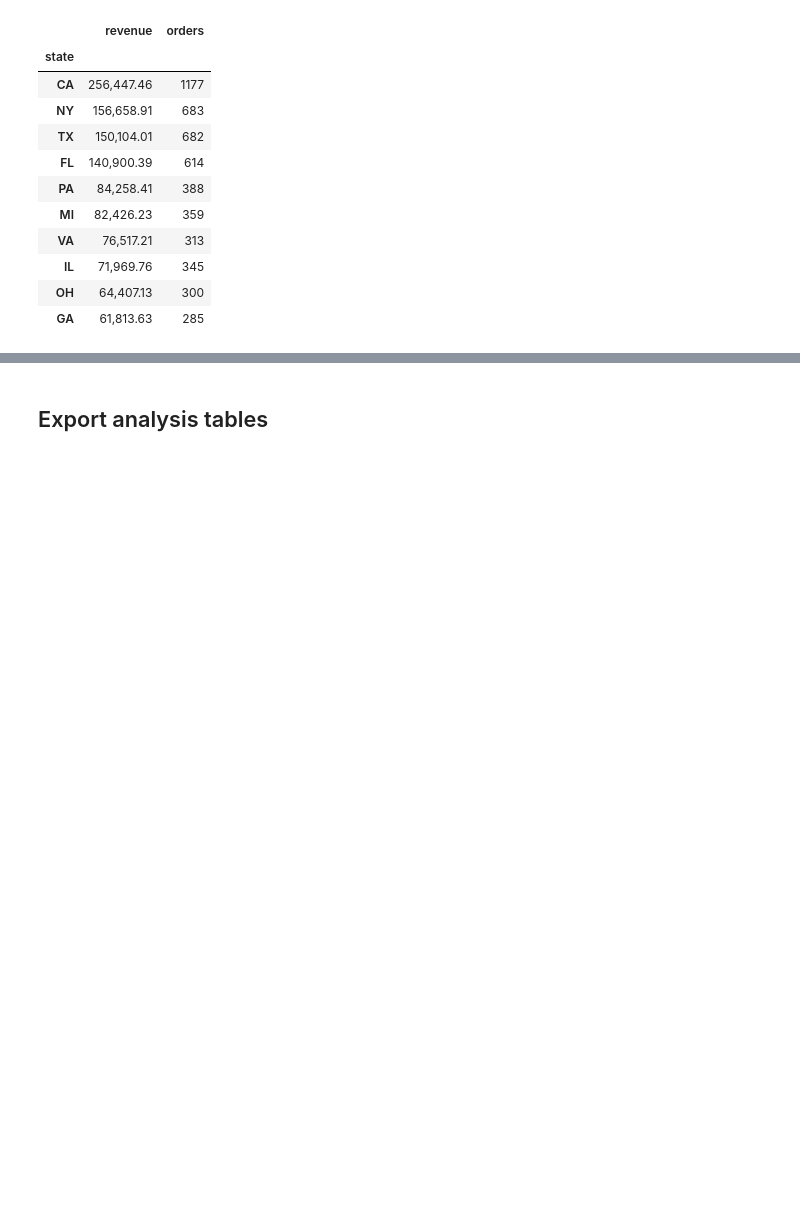
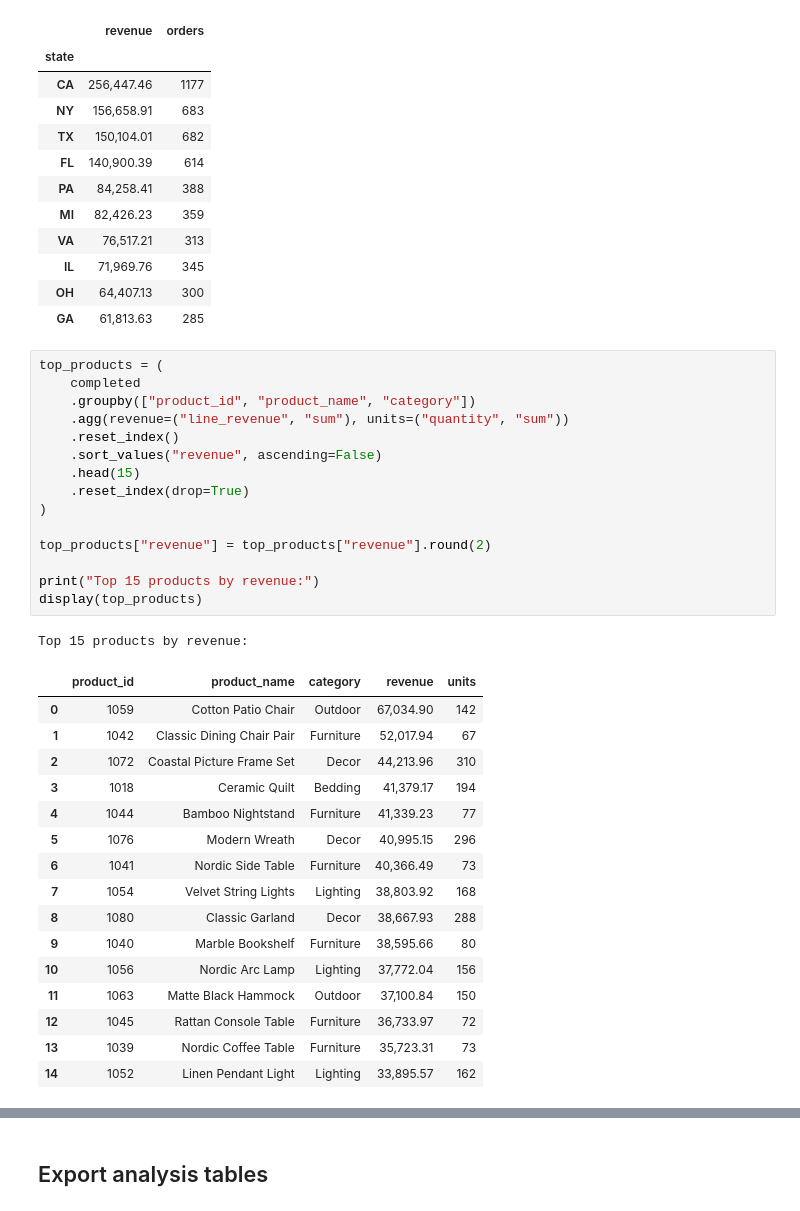
Before and after one commit to VINAY07010/Wayfair-E-commerce-Sales-Analysis, a Jupyter notebook: Notebooks/Sales_Analysis.ipynb, the cells around one changed output, grey strips where cells are left out. Cells and saved outputs as stored; diff of their text form; blank space fills up the shorter version.

```diff
--- a/Notebooks/Sales_Analysis.ipynb
+++ b/Notebooks/Sales_Analysis.ipynb
@@ -1131,3 +1263,36 @@ Top 10 states by revenue:
 | IL | 71,969.76 | 345 |
 | OH | 64,407.13 | 300 |
 | GA | 61,813.63 | 285 |
+# %%
+top_products = (
+    completed
+    .groupby(["product_id", "product_name", "category"])
+    .agg(revenue=("line_revenue", "sum"), units=("quantity", "sum"))
+    .reset_index()
+    .sort_values("revenue", ascending=False)
+    .head(15)
+    .reset_index(drop=True)
+)
+
+top_products["revenue"] = top_products["revenue"].round(2)
+
+print("Top 15 products by revenue:")
+display(top_products)
+# %% [output]
+Top 15 products by revenue:
+|  | product_id | product_name | category | revenue | units |
+| 0 | 1059 | Cotton Patio Chair | Outdoor | 67,034.90 | 142 |
+| 1 | 1042 | Classic Dining Chair Pair | Furniture | 52,017.94 | 67 |
+| 2 | 1072 | Coastal Picture Frame Set | Decor | 44,213.96 | 310 |
+| 3 | 1018 | Ceramic Quilt | Bedding | 41,379.17 | 194 |
+| 4 | 1044 | Bamboo Nightstand | Furniture | 41,339.23 | 77 |
+| 5 | 1076 | Modern Wreath | Decor | 40,995.15 | 296 |
+| 6 | 1041 | Nordic Side Table | Furniture | 40,366.49 | 73 |
+| 7 | 1054 | Velvet String Lights | Lighting | 38,803.92 | 168 |
+| 8 | 1080 | Classic Garland | Decor | 38,667.93 | 288 |
+| 9 | 1040 | Marble Bookshelf | Furniture | 38,595.66 | 80 |
+| 10 | 1056 | Nordic Arc Lamp | Lighting | 37,772.04 | 156 |
+| 11 | 1063 | Matte Black Hammock | Outdoor | 37,100.84 | 150 |
+| 12 | 1045 | Rattan Console Table | Furniture | 36,733.97 | 72 |
+| 13 | 1039 | Nordic Coffee Table | Furniture | 35,723.31 | 73 |
+| 14 | 1052 | Linen Pendant Light | Lighting | 33,895.57 | 162 |
```
Also changed, not shown: parts of 9 cells of this notebook, 3 other files.
